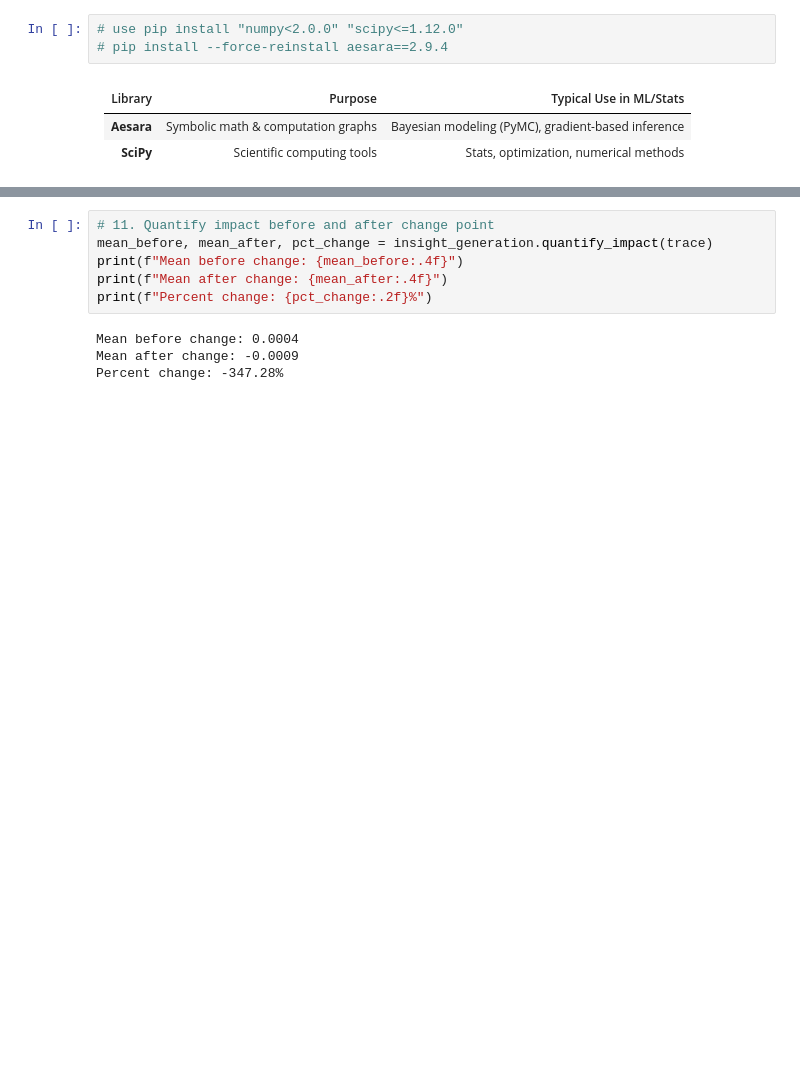
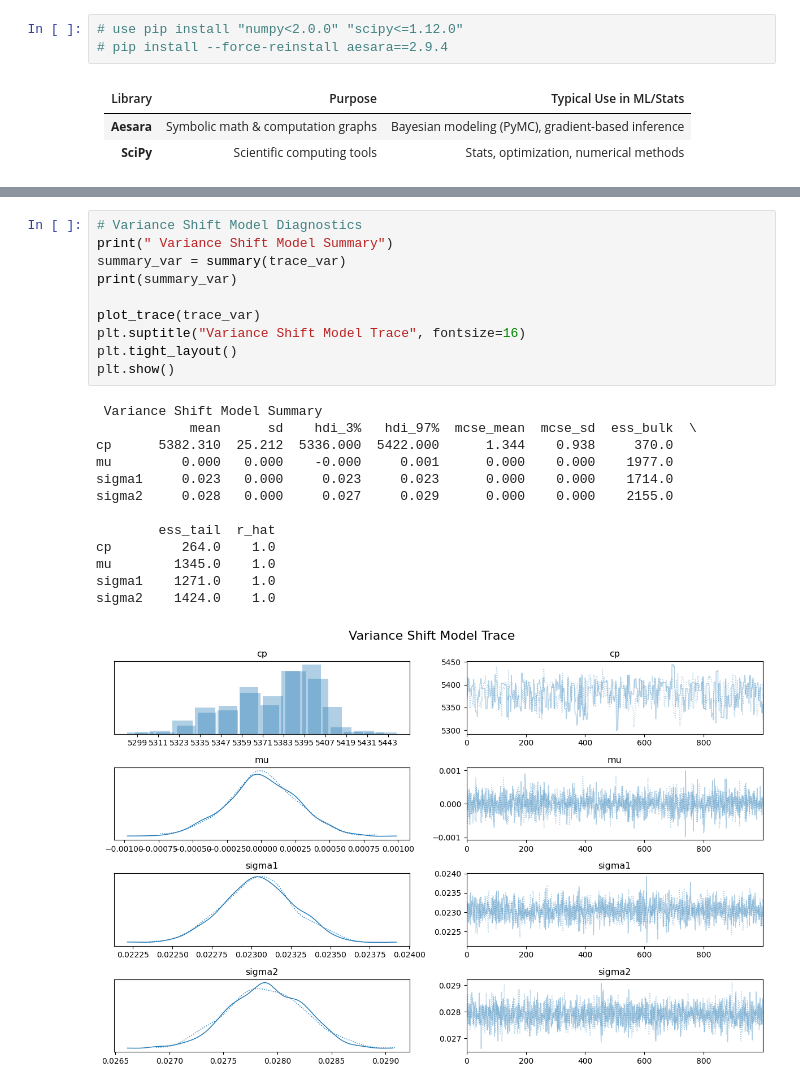
Before and after one commit to NuryeNigusMekonen/Change-point-analysis-and-statistical-modelling-of-time-series-data, a Jupyter notebook: notebook/loading_eda.ipynb, the cells around one changed output, grey strips where cells are left out. Drawn from its saved outputs; the diff is of its cells as text; blank space fills up the shorter version.

```diff
--- a/notebook/loading_eda.ipynb
+++ b/notebook/loading_eda.ipynb
@@ -129,10 +221,24 @@ Closest event to change point:
-# %%
-# 11. Quantify impact before and after change point
-mean_before, mean_after, pct_change = insight_generation.quantify_impact(trace)
-print(f"Mean before change: {mean_before:.4f}")
-print(f"Mean after change: {mean_after:.4f}")
-print(f"Percent change: {pct_change:.2f}%")
-# %% [output]
-Mean before change: 0.0004
-Mean after change: -0.0009
-Percent change: -347.28%
+# %%
+# Variance Shift Model Diagnostics
+print(" Variance Shift Model Summary")
+summary_var = summary(trace_var)
+print(summary_var)
+
+plot_trace(trace_var)
+plt.suptitle("Variance Shift Model Trace", fontsize=16)
+plt.tight_layout()
+plt.show()
+# %% [output]
+ Variance Shift Model Summary
+            mean      sd    hdi_3%   hdi_97%  mcse_mean  mcse_sd  ess_bulk  \
+cp      5382.310  25.212  5336.000  5422.000      1.344    0.938     370.0
+mu         0.000   0.000    -0.000     0.001      0.000    0.000    1977.0
+sigma1     0.023   0.000     0.023     0.023      0.000    0.000    1714.0
+sigma2     0.028   0.000     0.027     0.029      0.000    0.000    2155.0
+
+        ess_tail  r_hat
+cp         264.0    1.0
+mu        1345.0    1.0
+sigma1    1271.0    1.0
+sigma2    1424.0    1.0
+[figure, added]
```
Also changed, not shown: parts of 26 cells of this notebook, 6 other files.
